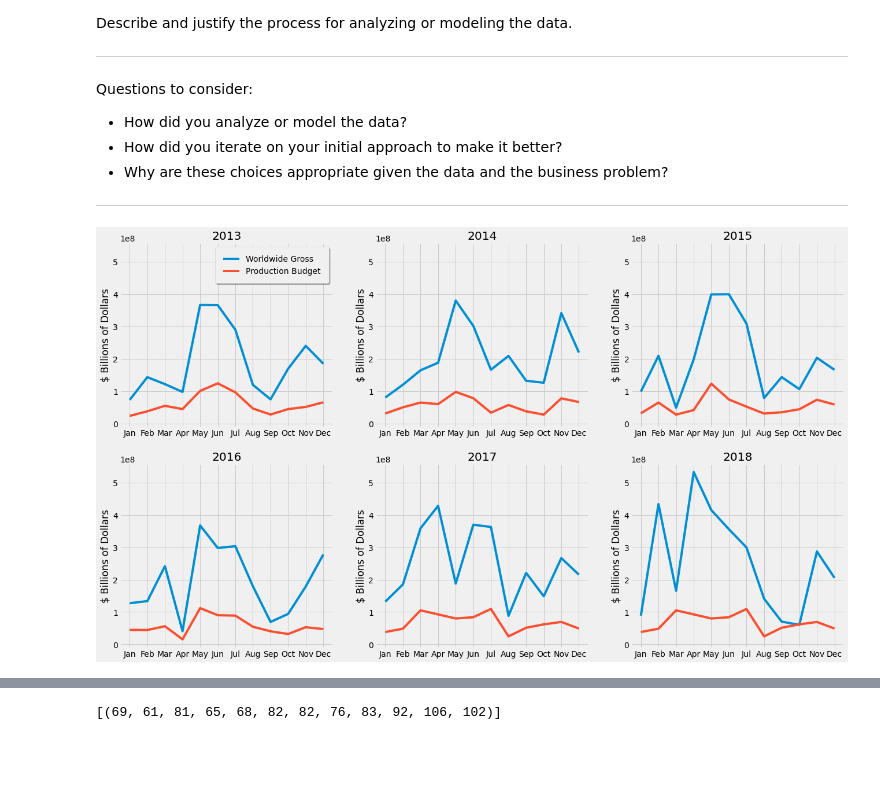
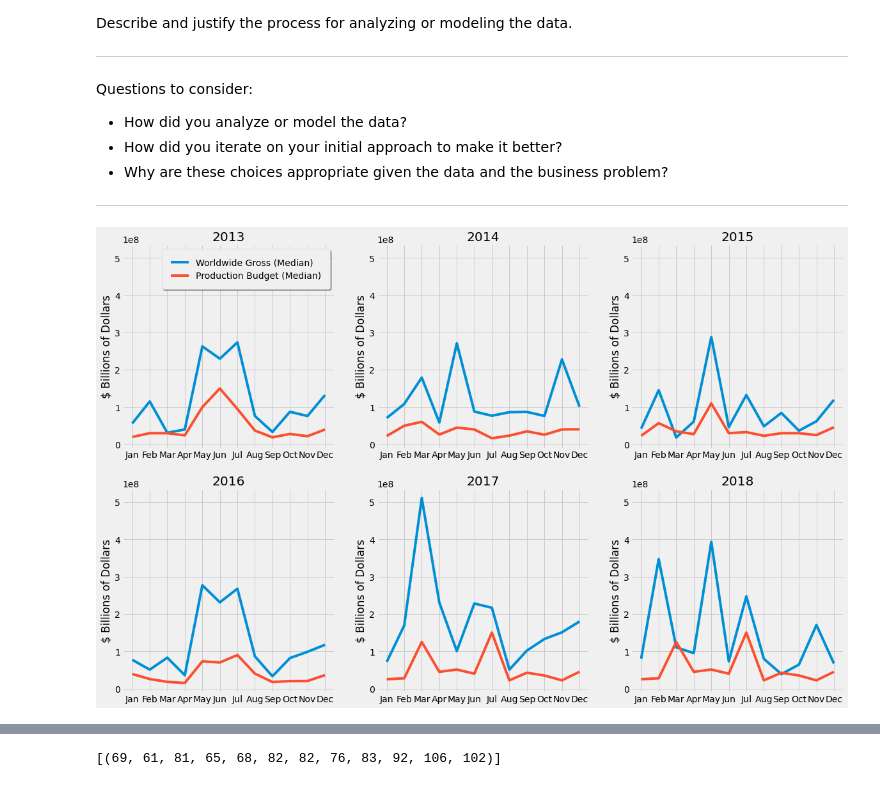
Before and after one commit to learn-co-curriculum/dsc-project-template, a Jupyter notebook: Finalized - Michael.ipynb, the cells around one changed output, grey strips where cells are left out. Cells and saved outputs as stored; diff of their text form; code cells hidden in the pictures; blank space fills up the shorter version.

```diff
--- a/Finalized - Michael.ipynb
+++ b/Finalized - Michael.ipynb
@@ -265,45 +267,46 @@ Questions to consider:
 # Create a Legend for ease of reading
 
 plt.style.use('fivethirtyeight')
-fig, ax = plt.subplots(2, 3, figsize = (20, 12))
+fig, ax = plt.subplots(2, 3, figsize = (18, 12))
 x= months
 
-ax[0,0].plot(x, mean_2013, label = 'Worldwide Gross')
-ax[0,0].plot(x, mean_produc2013, label = 'Production Budget')
+ax[0,0].plot(x, median_gross2013, label = 'Worldwide Gross (Median)')
+ax[0,0].plot(x, median_produc2013, label = 'Production Budget (Median)')
 ax[0,0].set_title('2013')
 ax[0,0].set_ylabel('$ Billions of Dollars')
 ax[0,0].sharey(ax[1, 2])
 
-ax[0,1].plot(x, mean_2014)
-ax[0,1].plot(x, mean_produc2014)
+ax[0,1].plot(x, median_gross2014)
+ax[0,1].plot(x, median_produc2014)
 ax[0,1].set_title('2014')
 ax[0,1].set_ylabel('$ Billions of Dollars')
 ax[0,1].sharey(ax[1, 2])
 
-ax[0,2].plot(x, mean_2015)
-ax[0,2].plot(x, mean_produc2015)
+ax[0,2].plot(x, median_gross2015)
+ax[0,2].plot(x, median_produc2015)
 ax[0,2].set_title('2015')
 ax[0,2].set_ylabel('$ Billions of Dollars')
 ax[0,2].sharey(ax[1, 2])
 
-ax[1,0].plot(x, mean_2016)
-ax[1,0].plot(x, mean_produc2016)
+ax[1,0].plot(x, median_gross2016)
+ax[1,0].plot(x, median_produc2016)
 ax[1,0].set_title('2016')
 ax[1,0].set_ylabel('$ Billions of Dollars')
 ax[1,0].sharey(ax[1, 2])
 
-ax[1,1].plot(x, mean_2017)
-ax[1,1].plot(x, mean_produc2017)
+ax[1,1].plot(x, median_gross2017)
+ax[1,1].plot(x, median_produc2017)
 ax[1,1].set_title('2017')
 ax[1,1].set_ylabel('$ Billions of Dollars')
 ax[1,1].sharey(ax[1, 2])
 
-ax[1,2].plot(x, mean_2018, label = 'Worldwide Gross')
-ax[1,2].plot(x, mean_produc2017, label = 'Production Budget')
+ax[1,2].plot(x, median_gross2018, label = 'Worldwide Gross')
+ax[1,2].plot(x, median_produc2017, label = 'Production Budget')
 ax[1,2].set_title('2018')
 ax[1,2].set_ylabel('$ Billions of Dollars');
 
 
 ax[0,0].legend(fancybox=True, framealpha=1, shadow=True, borderpad=1);
+# ax[1,2].legend(fancybox=True, framealpha=1, shadow=True, borderpad=1)
 # %% [output]
-[figure, old version]
+[figure, new version]
```
Also changed, not shown: parts of 12 cells of this notebook, 1 other file.
